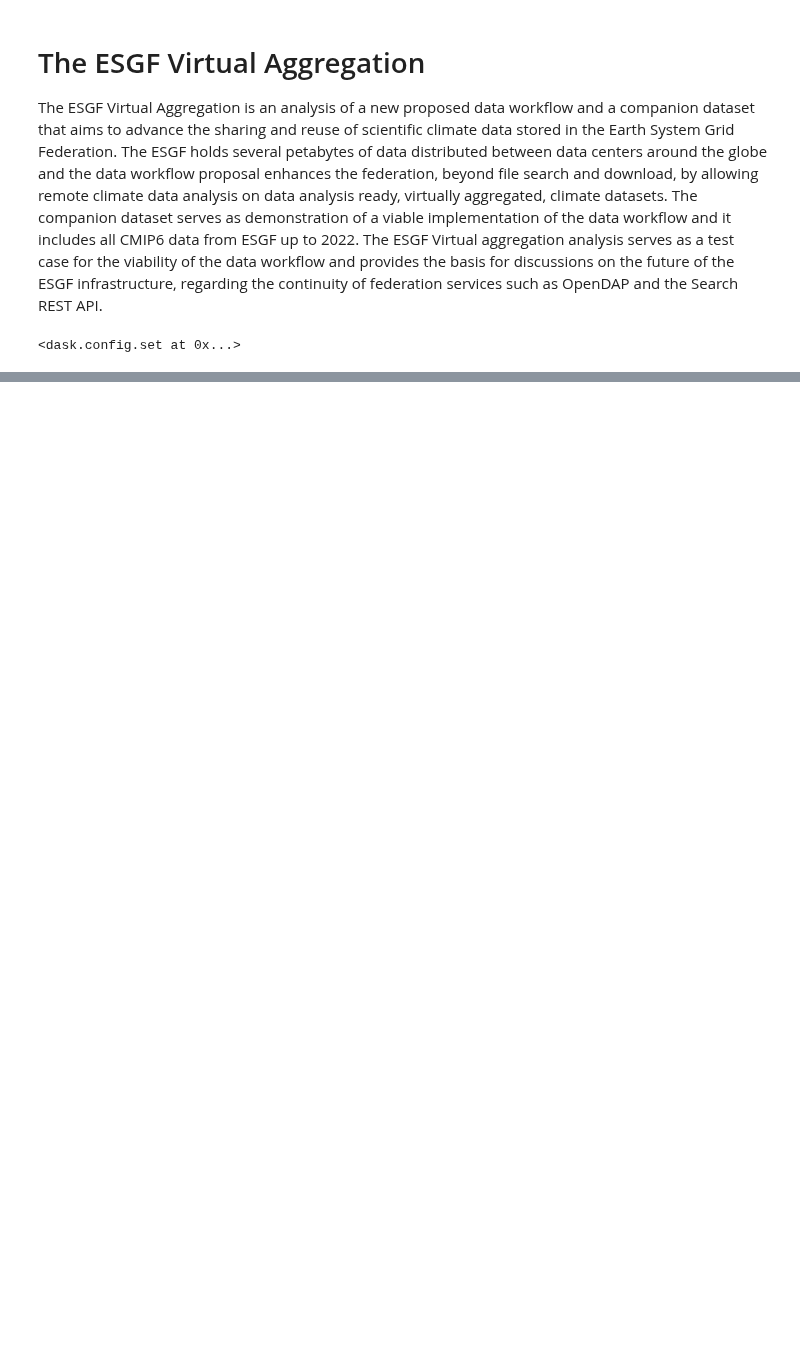
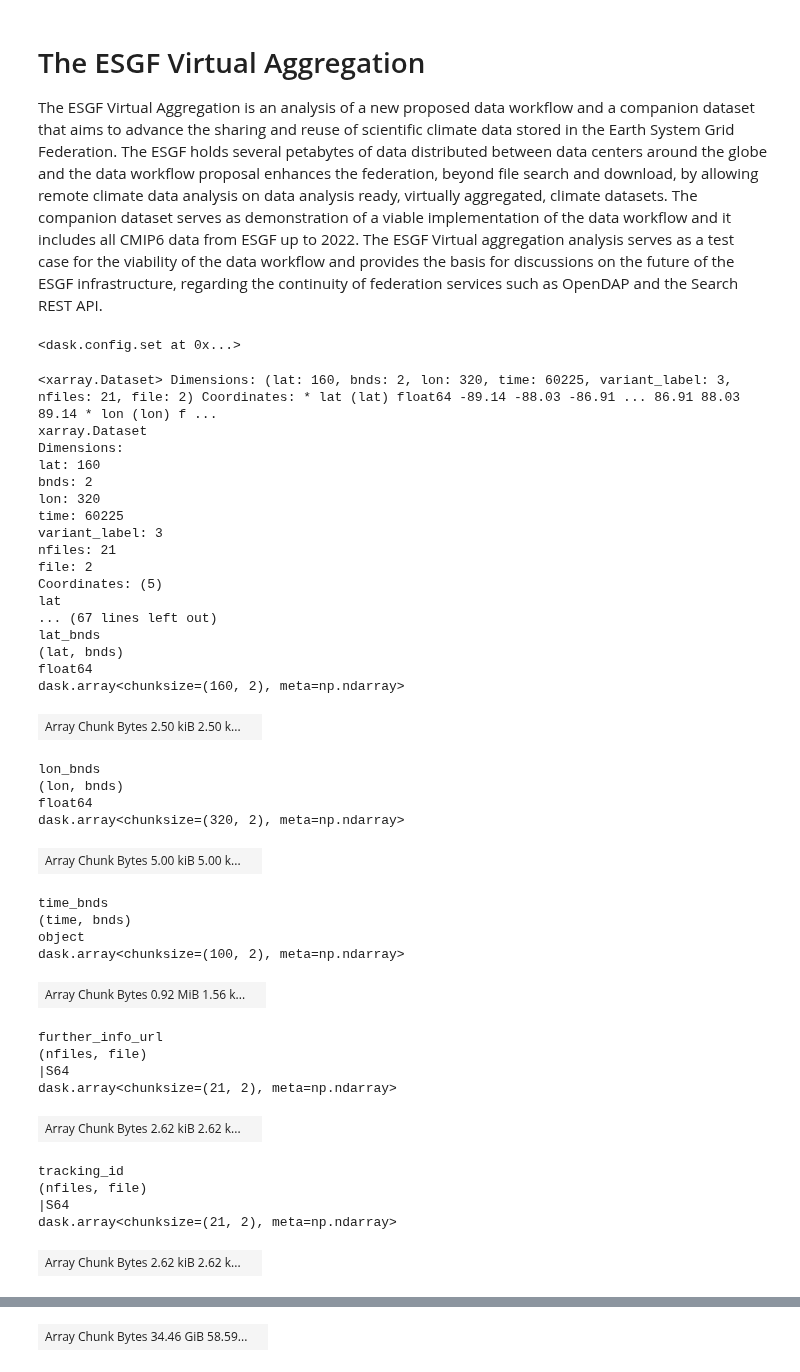
Before and after one commit to zequihg50/esgf-virtual-aggregation, a Jupyter notebook: demo.ipynb, the cells around one changed output, grey strips where cells are left out. Drawn from its saved outputs; the diff is of its cells as text; code cells hidden in the pictures; blank space fills up the shorter version.

```diff
--- a/demo.ipynb
+++ b/demo.ipynb
@@ -10,4 +10,45 @@ dask.config.set(scheduler="processes")
 # %% [output]
 <dask.config.set at 0x...>
 # %%
-dataset =
+dataset = "http://localhost:8080/thredds/dodsC/esgeva/demo/CMIP6_CMIP_BCC_BCC-CSM2-MR_esm-hist_day_tasmax_gn_v20181128_aims3.llnl.gov.ncml"
+ds = xarray.open_dataset(dataset).chunk({"time": 100})
+ds
+# %% [output]
+<xarray.Dataset> Dimensions: (lat: 160, bnds: 2, lon: 320, time: 60225, variant_label: 3, nfiles: 21, file: 2) Coordinates: * lat (lat) float64 -89.14 -88.03 -86.91 ... 86.91 88.03 89.14 * lon (lon) f ...
+xarray.Dataset
+Dimensions:
+lat: 160
+bnds: 2
+lon: 320
+time: 60225
+variant_label: 3
+nfiles: 21
+file: 2
+Coordinates: (5)
+lat
+... (67 lines left out)
+lat_bnds
+(lat, bnds)
+float64
+dask.array<chunksize=(160, 2), meta=np.ndarray>
+| Array Chunk Bytes 2.50 kiB 2.50 k... |  |
+lon_bnds
+(lon, bnds)
+float64
+dask.array<chunksize=(320, 2), meta=np.ndarray>
+| Array Chunk Bytes 5.00 kiB 5.00 k... |  |
+time_bnds
+(time, bnds)
+object
+dask.array<chunksize=(100, 2), meta=np.ndarray>
+| Array Chunk Bytes 0.92 MiB 1.56 k... |  |
+further_info_url
+(nfiles, file)
+|S64
+dask.array<chunksize=(21, 2), meta=np.ndarray>
+| Array Chunk Bytes 2.62 kiB 2.62 k... |  |
+tracking_id
+(nfiles, file)
+|S64
+dask.array<chunksize=(21, 2), meta=np.ndarray>
+| Array Chunk Bytes 2.62 kiB 2.62 k... |  |
@@ -13,0 +72 @@ dataset =
+| Array Chunk Bytes 34.46 GiB 58.59... |  |
```
Also changed, not shown: parts of 5 cells of this notebook.
